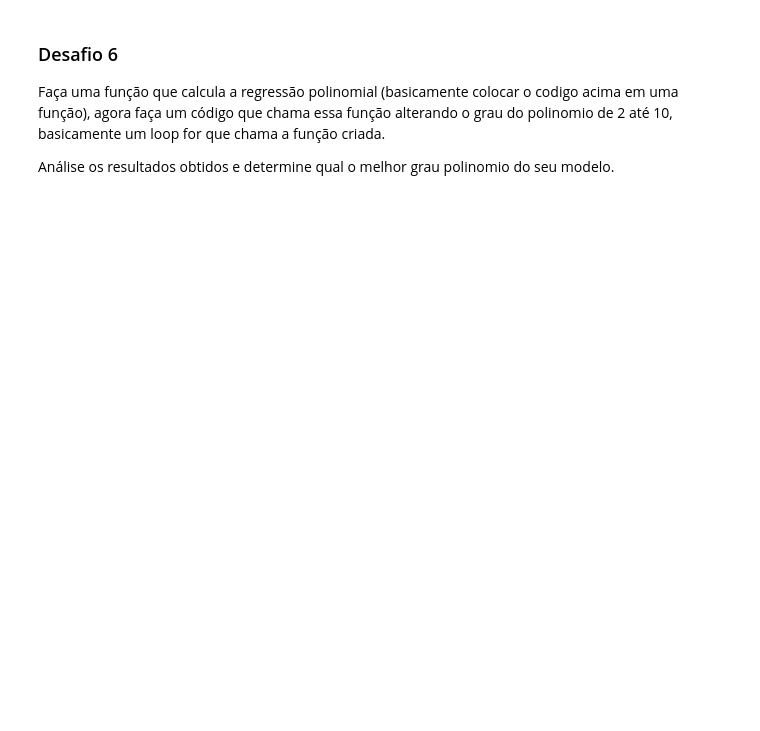
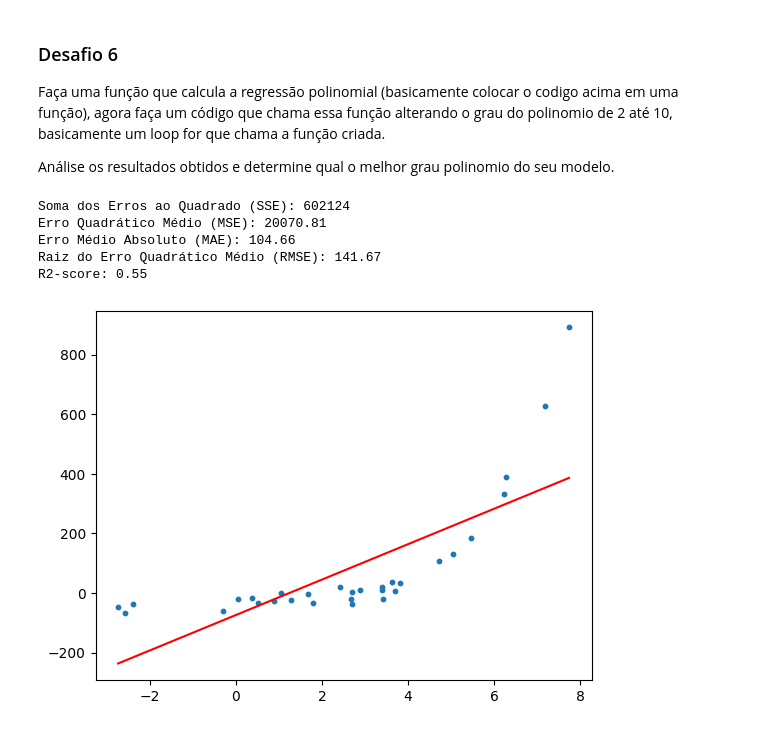
Before and after one commit to EduardoFoncescaFinardi/DA_IA_IOT, a Jupyter notebook: material/aulas/IA/lab03/regressao.ipynb, the cells around one changed output. Saved outputs shown, nothing was run; the diff lists cells and outputs as text; code cells hidden in the pictures; blank space fills up the shorter version.

```diff
--- a/material/aulas/IA/lab03/regressao.ipynb
+++ b/material/aulas/IA/lab03/regressao.ipynb
@@ -525,0 +589,64 @@ Análise os resultados obtidos e determine qual o melhor grau polinomio do seu m
+# %%
+## Implemente sua solução
+import operator
+
+import numpy as np
+import matplotlib.pyplot as plt
+
+from sklearn.linear_model import LinearRegression
+from sklearn.metrics import mean_squared_error, r2_score, mean_absolute_error
+
+# importa feature polinomial
+from sklearn.preprocessing import PolynomialFeatures
+
+#####----------- vou gerar alguns numeros aleatórios ------------------
+
+#gerando numeros aleatorios, apenas para este exemplo
+np.random.seed(42)
+x = 2 - 3 * np.random.normal(0, 1, 30)
+y = x - 3 * (x ** 2) + 0.8 * (x ** 3)+ 0.2 * (x ** 4) + np.random.normal(-20, 20, 30)
+
+# ajuste nos dados, pois estamos trabalhando com a numpy
+x = x[:, np.newaxis]
+y = y[:, np.newaxis]
+####---------------pronto já temos os dados para treinar -------------
+
+
+#----É aqui que o seu código muda ------------------------------------
+
+# Chama a função definindo o grau do polinomio e aplica o modelo
+
+grau_poly = 1
+polynomial_features= PolynomialFeatures(degree = grau_poly)
+x_poly = polynomial_features.fit_transform(x)
+
+#----Pronto agora é tudo como era antes, com regressão linear
+
+
+model = LinearRegression()
+model.fit(x_poly, y)
+y_poly_pred = model.predict(x_poly)
+
+# Métrica de avaliação do modelo
+print("Soma dos Erros ao Quadrado (SSE): %2.f " % np.sum((y_poly_pred - y)**2))
+print("Erro Quadrático Médio (MSE): %.2f" % mean_squared_error(y,y_poly_pred))
+print("Erro Médio Absoluto (MAE): %.2f" % mean_absolute_error(y, y_poly_pred))
+print ("Raiz do Erro Quadrático Médio (RMSE): %.2f " % np.sqrt(mean_squared_error(y, y_poly_pred)))
+print("R2-score: %.2f" % r2_score(y,y_poly_pred) )
+
+
+plt.scatter(x, y, s=10)
+# ordena os valores de x antes de plotar
+sort_axis = operator.itemgetter(0)
+sorted_zip = sorted(zip(x,y_poly_pred), key=sort_axis)
+x, y_poly_pred = zip(*sorted_zip)
+
+plt.plot(x, y_poly_pred, color='r')
+plt.show()
+# %% [output]
+Soma dos Erros ao Quadrado (SSE): 602124
+Erro Quadrático Médio (MSE): 20070.81
+Erro Médio Absoluto (MAE): 104.66
+Raiz do Erro Quadrático Médio (RMSE): 141.67
+R2-score: 0.55
+[figure, added]
```
Also changed, not shown: parts of 20 cells of this notebook.
